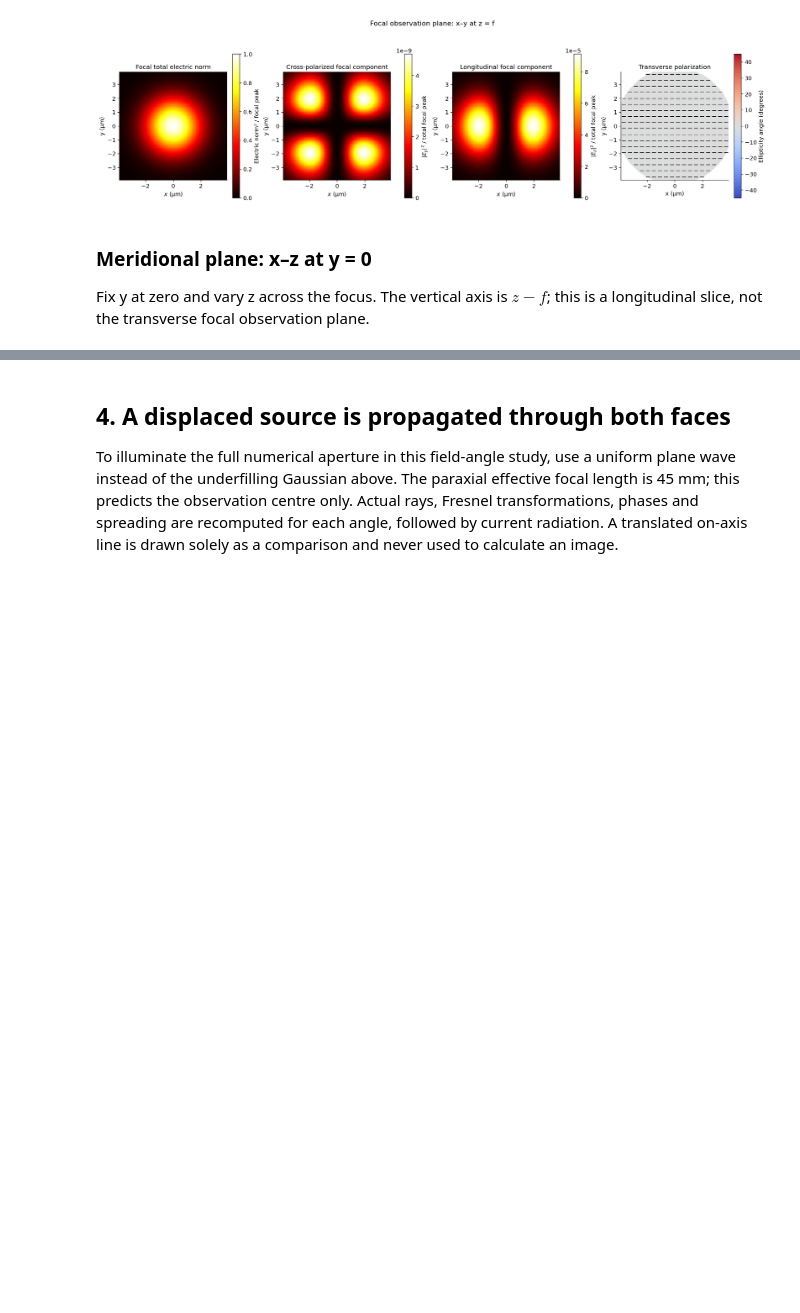
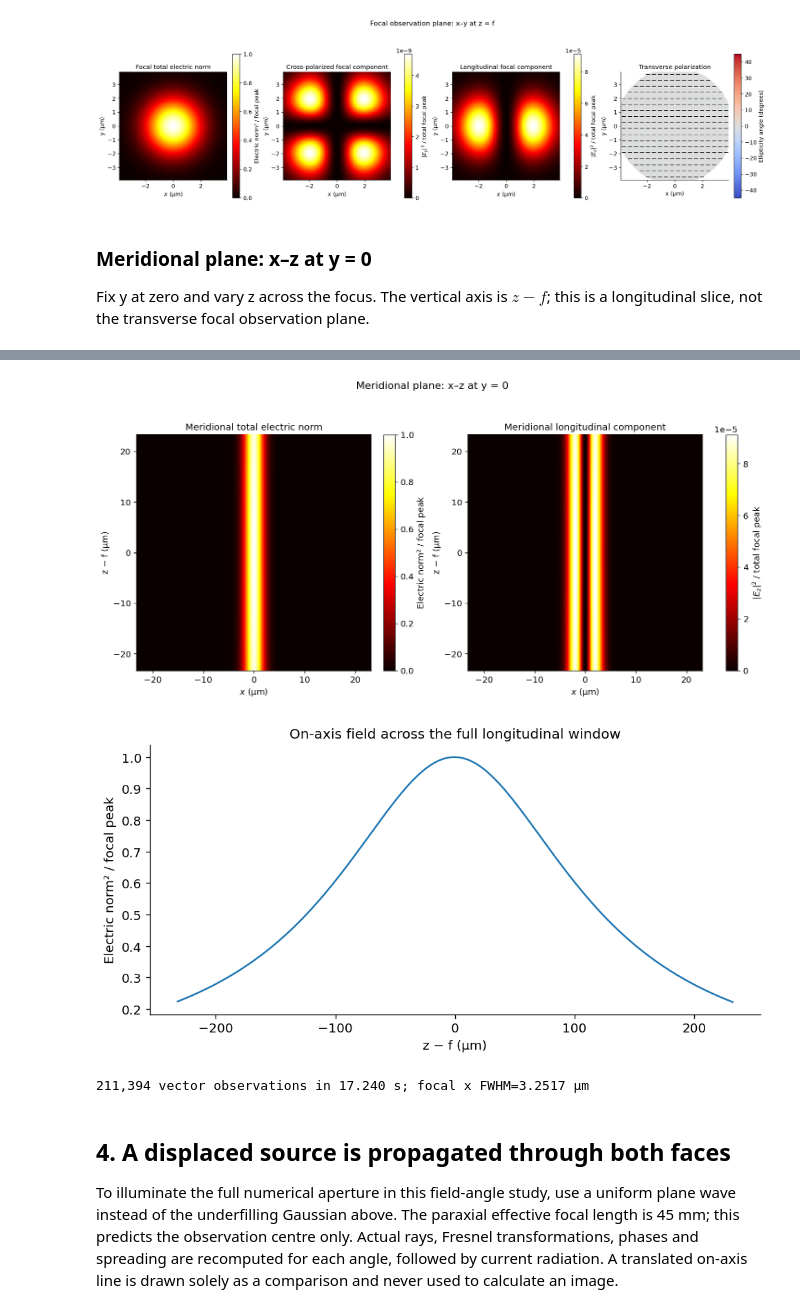
Before and after one commit to blancusjh/vecdiff, a Jupyter notebook: docs/notebooks/09_macroscopic_system_transport.ipynb, the cells around one changed output, grey strips where cells are left out. Drawn from its saved outputs; the diff is of its cells as text; code cells hidden in the pictures; blank space fills up the shorter version.

```diff
--- a/docs/notebooks/09_macroscopic_system_transport.ipynb
+++ b/docs/notebooks/09_macroscopic_system_transport.ipynb
@@ -284,3 +224,64 @@ print(
+# %%
+x_meridional = np.linspace(-120, 120, 961) * wavelength
+z = np.linspace(-120, 120, 193) * wavelength
+XM, Z = np.meshgrid(x_meridional, z)
+start = time.perf_counter()
+meridional = result.transmitted.evaluate_local(
+    focus + np.stack((XM, 0 * XM, Z), axis=-1), radius=5 * wavelength, backend="auto"
+)
+meridional_seconds = time.perf_counter() - start
+em = meridional.electric
+field_seconds = focal_seconds + meridional_seconds
+
+fig, axes = plt.subplots(1, 2, figsize=(12, 6), layout="constrained")
+fig.suptitle("Meridional plane: x–z at y = 0")
+
+# Use the same peak when comparing focal and meridional maps.
+scalar_map(
+    fig,
+    axes[0],
+    np.sum(abs(em) ** 2, axis=-1) / peak,
+    x_meridional * 1e3,
+    z * 1e3,
+    "Meridional total electric norm",
+    ylabel="z − f (µm)",
+    label="Electric norm² / focal peak",
+)
+scalar_map(
+    fig,
+    axes[1],
+    abs(em[..., 2]) ** 2 / peak,
+    x_meridional * 1e3,
+    z * 1e3,
+    "Meridional longitudinal component",
+    ylabel="z − f (µm)",
+    label=r"$|E_z|^2$ / total focal peak",
+)
+
+show(fig, "09_two_interface_meridional_fields")
+
+# Preserve the broader longitudinal view as a one-dimensional observable.
+z_long = np.linspace(-1200, 1200, 241) * wavelength
+axial_points = focus + np.stack((0 * z_long, 0 * z_long, z_long), axis=-1)
+axial_field = result.transmitted.evaluate_local(
+    axial_points, radius=5 * wavelength, backend="auto"
+).electric
+
+fig, ax = plt.subplots(figsize=(8, 4), layout="constrained")
+ax.plot(z_long * 1e3, np.sum(abs(axial_field) ** 2, axis=-1) / peak)
+ax.set(
+    xlabel="z − f (µm)",
+    ylabel="Electric norm² / focal peak",
+    title="On-axis field across the full longitudinal window",
+)
+show(fig, "09_two_interface_axial_lineout")
+print(
+    f"{X.size + XM.size:,} vector observations in {field_seconds:.3f} s; focal x FWHM={fwhm(x * 1e3, np.sum(abs(e[len(x) // 2]) ** 2, axis=-1)):.4f} µm"
+)
+# %% [output]
+[figure, added]
+[figure, added]
+211,394 vector observations in 17.240 s; focal x FWHM=3.2517 µm
 # %% [markdown]
 ## 4. A displaced source is propagated through both faces
 
```
Also changed, not shown: parts of 5 cells of this notebook, 11 other files.
